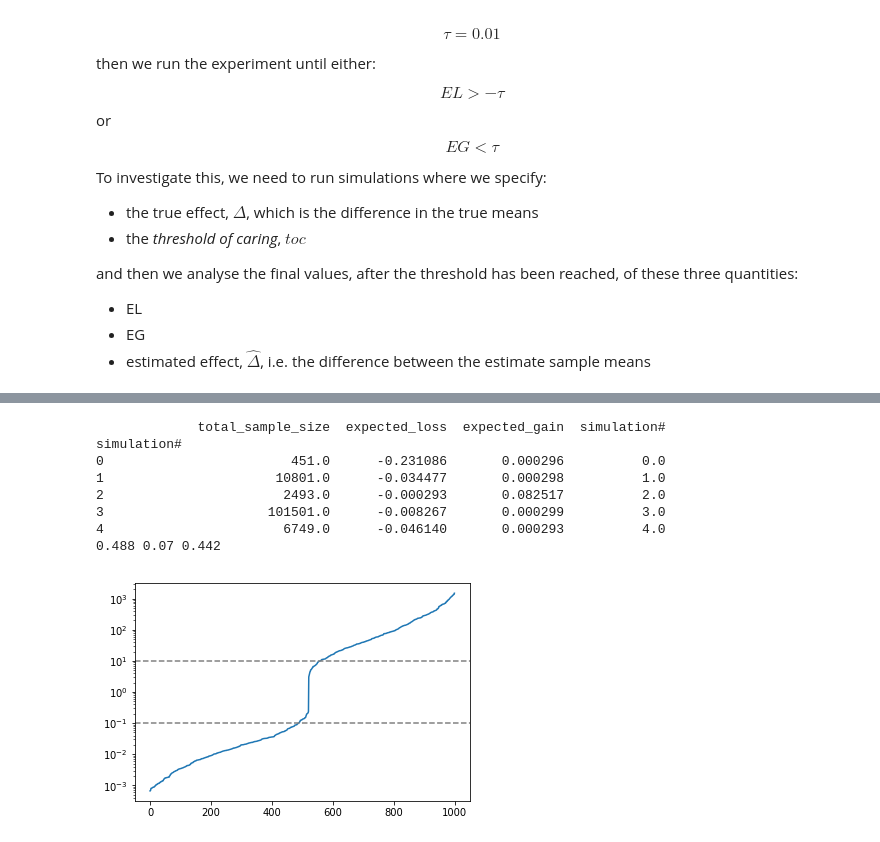
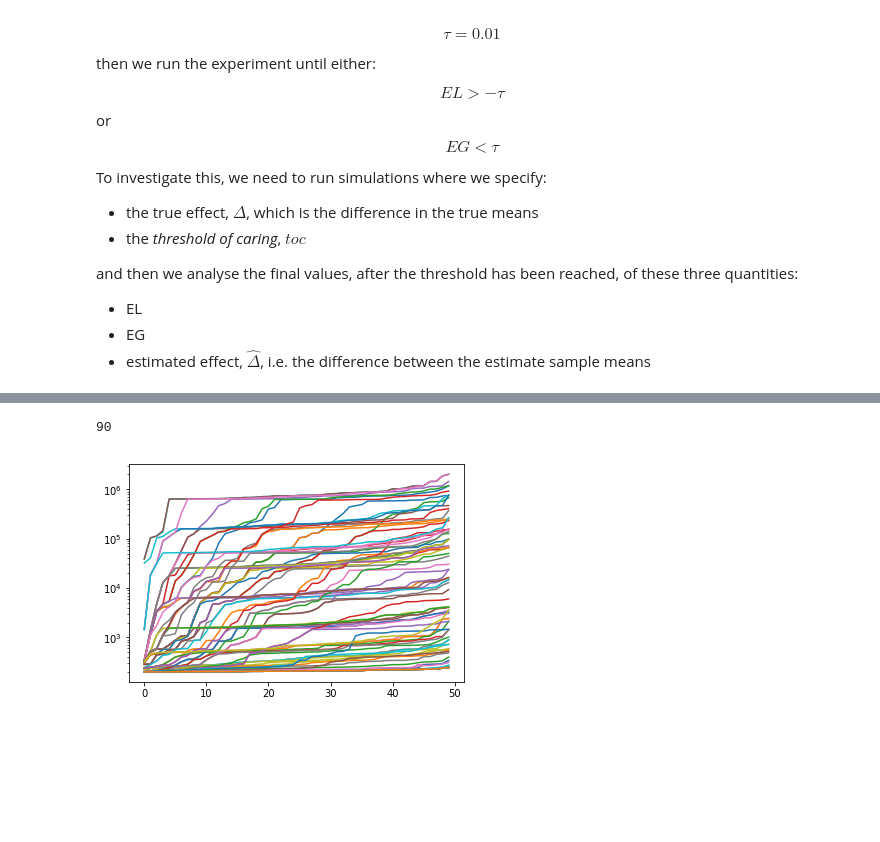
Before and after one commit to aaronmcdaid/bayesian.risk, a Jupyter notebook: notebooks/Using the Ratio Of Expected Gain to Expected Loss (REGEL) for fast A-B testing.ipynb, the cells around one changed output, grey strips where cells are left out. Drawn from its saved outputs; the diff is of its cells as text; code cells hidden in the pictures; blank space fills up the shorter version.

```diff
--- a/notebooks/Using the Ratio Of Expected Gain to Expected Loss (REGEL) for fast A-B testing.ipynb
+++ b/notebooks/Using the Ratio Of Expected Gain to Expected Loss (REGEL) for fast A-B testing.ipynb
@@ -258,24 +109,0 @@ def plot_decisions(new_toc, end_of_each_simulation):
-# %%
-new_toc = 0.01
-new_toc = 0.001
-new_toc = 0.003
-new_toc = 0.0003
-endings = cached_find_end_of_each_simulation(new_toc,
-                        runs=1000,
-                        threshold_of_caring=0.0003,
-                        true_difference=0,
-                        true_stdev=1,
-                        weights=[0.5, 0.5],
-                                     )
-print(endings.head())
-plot_decisions(new_toc, endings)
-# %% [output]
-             total_sample_size  expected_loss  expected_gain  simulation#
-simulation#
-0                        451.0      -0.231086       0.000296          0.0
-1                      10801.0      -0.034477       0.000298          1.0
-2                       2493.0      -0.000293       0.082517          2.0
-3                     101501.0      -0.008267       0.000299          3.0
-4                       6749.0      -0.046140       0.000293          4.0
-0.488 0.07 0.442
-[figure, removed]
@@ -306,0 +110,45 @@ def histogram(**kw):
+# %%
+REGEL_RATIO = 1000
+toc_large = 0.003
+
+stopping_conditions = [
+    """(-EL) < {toc_small} | EG < {toc_small} | EG-EL < {toc_sum}""".format(**locals())
+    for REGEL_RATIO in [1000, 700, 400, 200, 100, 70, 40, 20, 10]
+    for toc_large in [0.002,
+                      0.004,
+                      0.007,
+                      0.010,
+                      0.020,
+                      0.040,
+                      0.070,
+                      0.100,
+                      0.200,
+                      0.400,
+                     ]
+    for toc_small in [toc_large / REGEL_RATIO]
+    for toc_sum in [toc_large + toc_small]
+]
+print(len(stopping_conditions))
+# %% [output]
+90
+# %%
+def caching_many_runs_many_stops(stopping_conditions, **kw):
+    # many_sims_many_stopping_conditions
+    with cache:
+        return cache.simple('many_sims_many_stops',
+                            'lambda stop_conds, **k: many_sims_many_stopping_conditions(50, stop_conds, True)(**k)',
+                            (stopping_conditions,),
+                            kw)
+df = caching_many_runs_many_stops(
+        stopping_conditions,
+        min_sample_size = 100,
+        means = [7, 7],
+        stdevs = [1, 1],
+        weights = [0.5, 0.5],
+)
+for stop, _ in df.groupby('stopping_condition'):
+    #plt.plot(_.sort_values('total_sample_size').total_sample_size.values, label=stop)
+    plt.semilogy(_.total_sample_size.sort_values().values, label=stop)
+#plt.legend()
+# %% [output]
+[figure, added]
```
Also changed, not shown: parts of 17 cells of this notebook.
